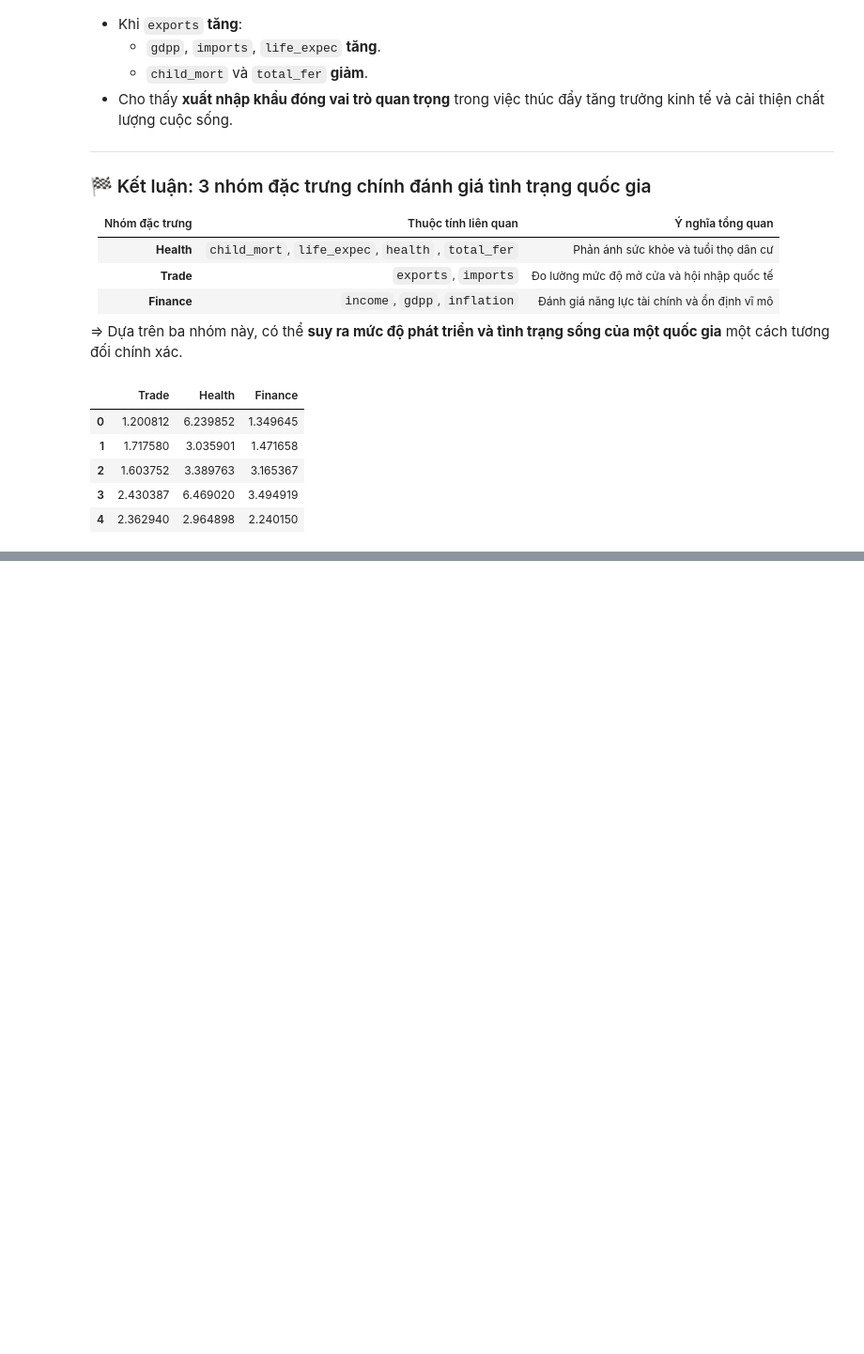
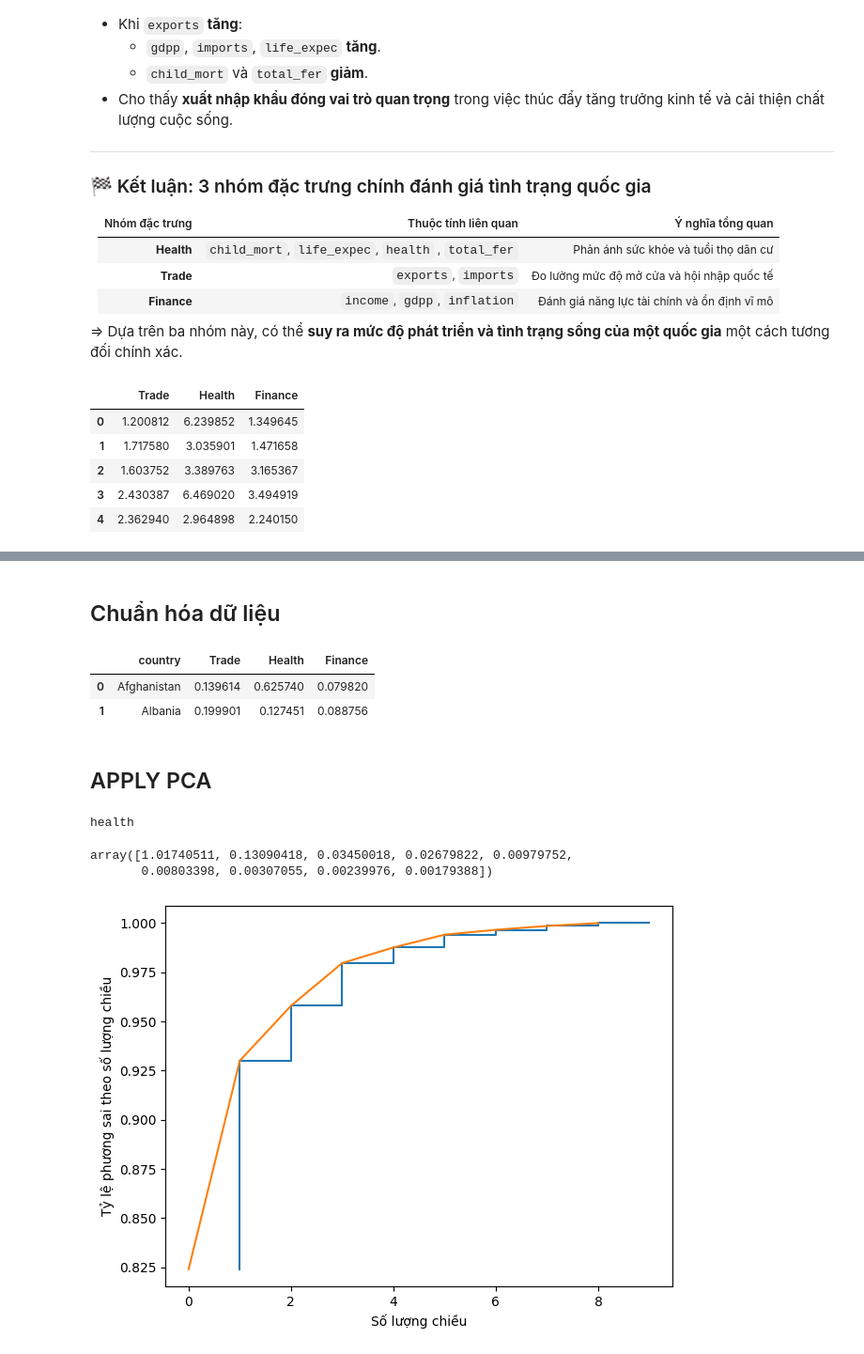
Before and after one commit to tuananhhhbuiiduyudu/Country_Clustering_Project_CNS, a Jupyter notebook: notebooks/EDA&Model.ipynb, the cells around one changed output, grey strips where cells are left out. Shown at 94% size. Drawn from its saved outputs; the diff is of its cells as text; code cells hidden in the pictures; blank space fills up the shorter version.

```diff
--- a/notebooks/EDA&Model.ipynb
+++ b/notebooks/EDA&Model.ipynb
@@ -185,0 +223,48 @@ df1.head()
+# %% [markdown]
+## Chuẩn hóa dữ liệu
+# %%
+from sklearn.preprocessing import MinMaxScaler , StandardScaler
+mms = MinMaxScaler()
+sds = StandardScaler()
+
+df1["Health"] = mms.fit_transform(df1[["Health"]])
+df1["Finance"] = mms.fit_transform(df1[["Finance"]])
+df1["Trade"] = mms.fit_transform(df1[["Trade"]])
+
+df1 = df[["country"]].merge(df1, left_index=True, right_index=True)
+# %%
+df1.head(2)
+# %% [output]
+|  | country | Trade | Health | Finance |
+| 0 | Afghanistan | 0.139614 | 0.625740 | 0.079820 |
+| 1 | Albania | 0.199901 | 0.127451 | 0.088756 |
+# %% [markdown]
+## APPLY PCA
+# %%
+df2 = df.copy(deep = True)
+df2['health'] = sds.fit_transform(df2[['health']])
+df2 = df2.drop('country',axis = 1)
+for i in df2.columns :
+    if i != 'health' :
+        df2[i] = mms.fit_transform(df2[[i]])
+    else :
+        print(i)
+# %% [output]
+health
+# %%
+from sklearn.decomposition import PCA
+pca = PCA()
+pca_df2 = pd.DataFrame(pca.fit_transform(df2))
+pca.explained_variance_
+# %% [output]
+array([1.01740511, 0.13090418, 0.03450018, 0.02679822, 0.00979752,
+       0.00803398, 0.00307055, 0.00239976, 0.00179388])
+# %%
+plt.step(list(range(1,10)) , np.cumsum(pca.explained_variance_ratio_))
+plt.plot(np.cumsum(pca.explained_variance_ratio_))
+plt.xlabel('Số lượng chiều')
+plt.ylabel("Tỷ lệ phương sai theo số lượng chiều")
+plt.tight_layout()
+plt.show()
+# %% [output]
+[figure, added]
```
Also changed, not shown: parts of 16 cells of this notebook, 2 other files.
